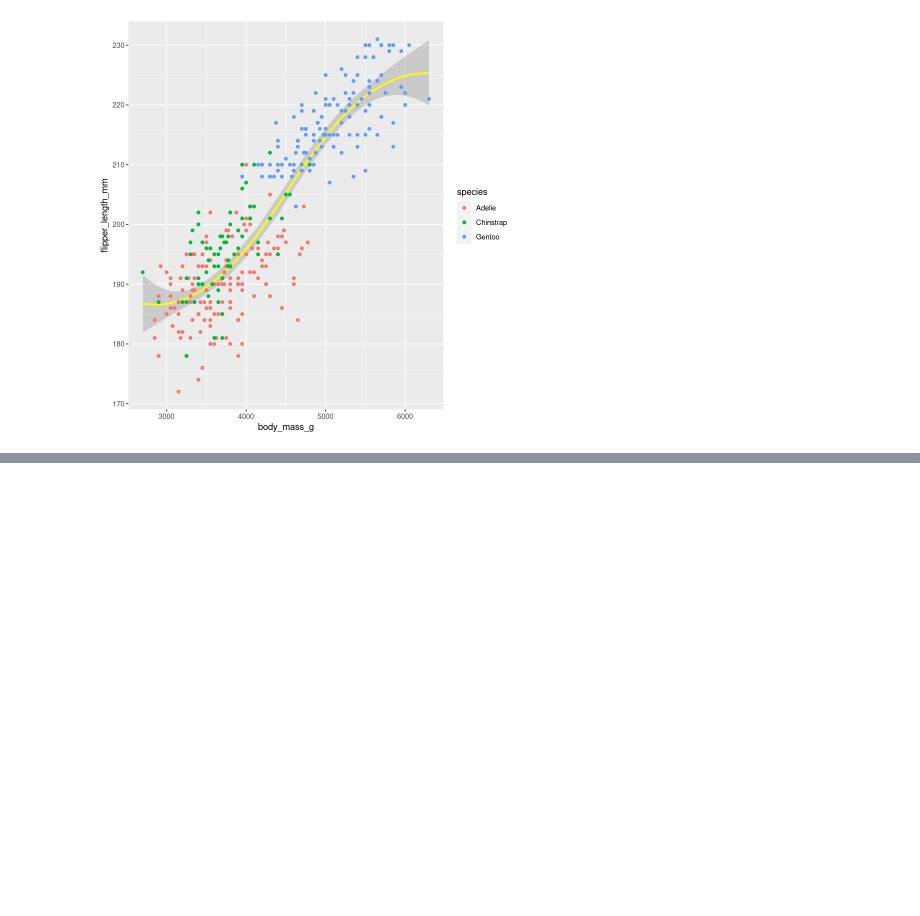
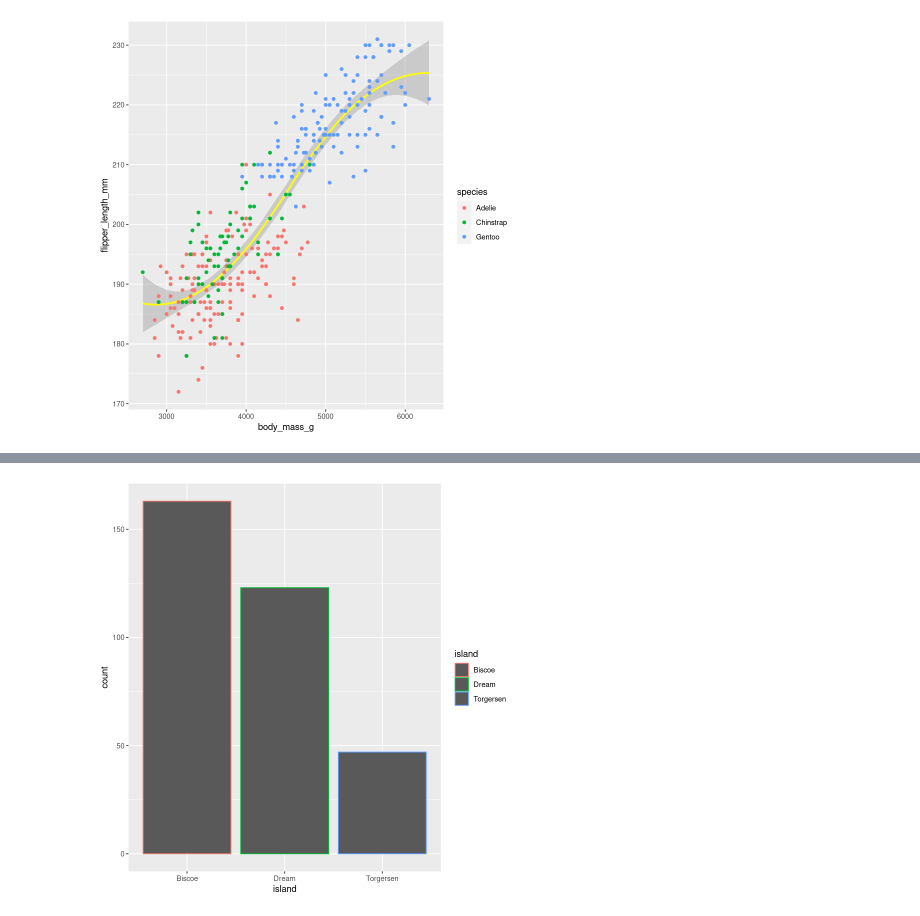
Before and after one commit to wisaaco/TxADM, a Jupyter notebook: docs/notebooks/Part1/03_R_Descripcion/04_Visualizacion.ipynb, the cells around one changed output, grey strips where cells are left out. Drawn from its saved outputs; the diff is of its cells as text; code cells hidden in the pictures; blank space fills up the shorter version.

Commit message:
Visualitzacio done, falta time series

```diff
--- a/docs/notebooks/Part1/03_R_Descripcion/04_Visualizacion.ipynb
+++ b/docs/notebooks/Part1/03_R_Descripcion/04_Visualizacion.ipynb
@@ -259,0 +262,4 @@ Una de las _geom_ que quizás pueda ser más útil son los diagramas de barra: `
+# %%
+ggplot(penguins) + geom_bar(mapping = aes(x=island, colour=island))
+# %% [output]
+[figure, added]
```
Also changed, not shown: parts of 9 cells of this notebook.
